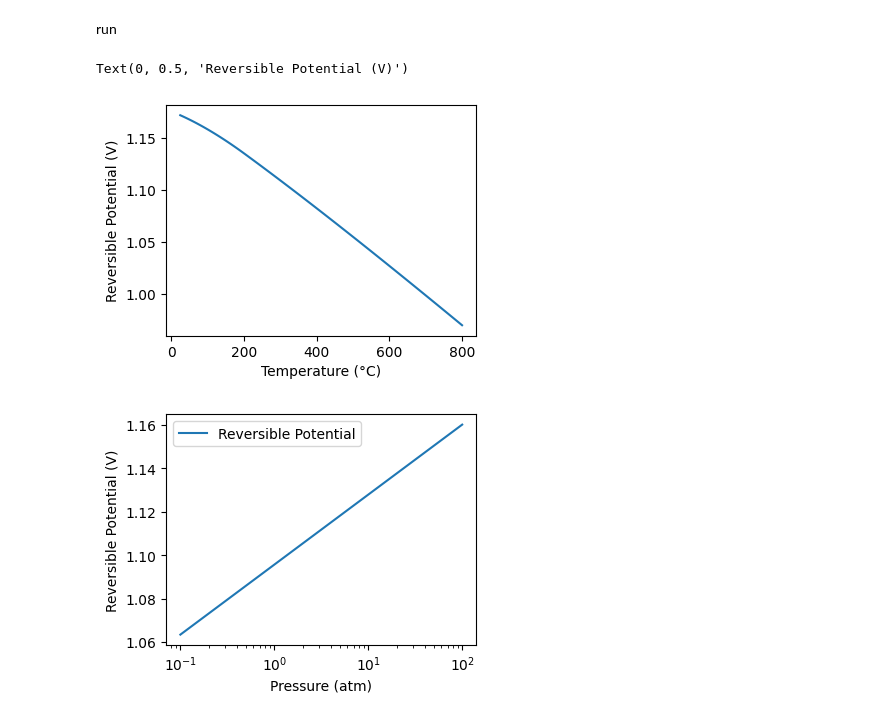
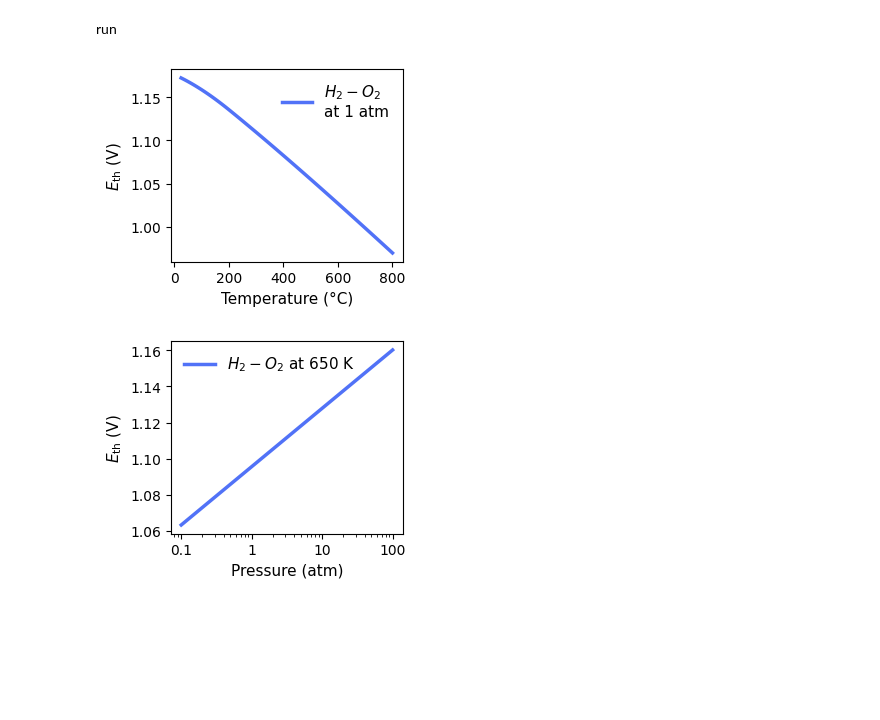
Before and after one commit to mohammadmundiwala/fuel-cells, a Jupyter notebook: hw2.2/plotting.ipynb, the cells around one changed output. Saved outputs shown, nothing was run; the diff lists cells and outputs as text; code cells hidden in the pictures; blank space fills up the shorter version.

Commit message:
finalized plotting

```diff
--- a/hw2.2/plotting.ipynb
+++ b/hw2.2/plotting.ipynb
@@ -138,24 +138,29 @@ temps_c = np.linspace(25, 800, 100)
 temps_k = temps_c + T_0
 e_vs_t = [get_E(T, 1.0) for T in temps_k]
 # %%
-plt.figure(figsize=(4, 3))
-plt.plot(temps_c, e_vs_t, label='Reversible Potential')
-plt.xlabel('Temperature (°C)')
-plt.ylabel('Reversible Potential (V)')
+fig, ax = plt.subplots(figsize=(3, 2.5))
+ax.plot(temps_c, e_vs_t, label='$H_2-O_2$\nat 1 atm', color="#5172f7", linewidth=2.5)
+ax.set_xlabel('Temperature (°C)', fontsize=11)
+ax.set_ylabel('$E_{\mathrm{th}}$ (V)', fontsize=11)
+ax.legend(frameon=False, fontsize=11)
+# fig.savefig('e_vs_t.pdf', dpi=300, bbox_inches='tight')
 # %% [output]
-Text(0, 0.5, 'Reversible Potential (V)')
-[figure, old version]
+[figure, new version]
 # %%
 pressures_atm = np.logspace(-1, 2, 50)
 #  T = 650 K for each P = 0.1 to 100 atm
 e_vs_p = [get_E(650, P) for P in pressures_atm]
 # %%
-plt.figure(figsize=(4, 3))
-plt.plot(pressures_atm, e_vs_p, label='Reversible Potential')
-plt.xlabel('Pressure (atm)')
-plt.ylabel('Reversible Potential (V)')
-plt.xscale('log')
-plt.legend()
-plt.show()
+fig, ax = plt.subplots(figsize=(3, 2.5))
+ax.plot(pressures_atm, e_vs_p, linewidth=2.5,
+         color="#5172f7",
+         label='$H_2-O_2$ at 650 K')
+ax.set_xlabel('Pressure (atm)', fontsize=11)
+ax.set_ylabel('$E_{\mathrm{th}}$ (V)', fontsize=11)
+ax.set_xscale('log')
+ax.set_xticks([0.1, 1, 10, 100])
+ax.set_xticklabels(['0.1', '1', '10', '100'])
+ax.legend(frameon=False, fontsize=11)
+# fig.savefig('e_vs_p.pdf', dpi=300, bbox_inches='tight')
 # %% [output]
-[figure, old version]
+[figure, new version]
```
Also changed, not shown: 2 other files.
